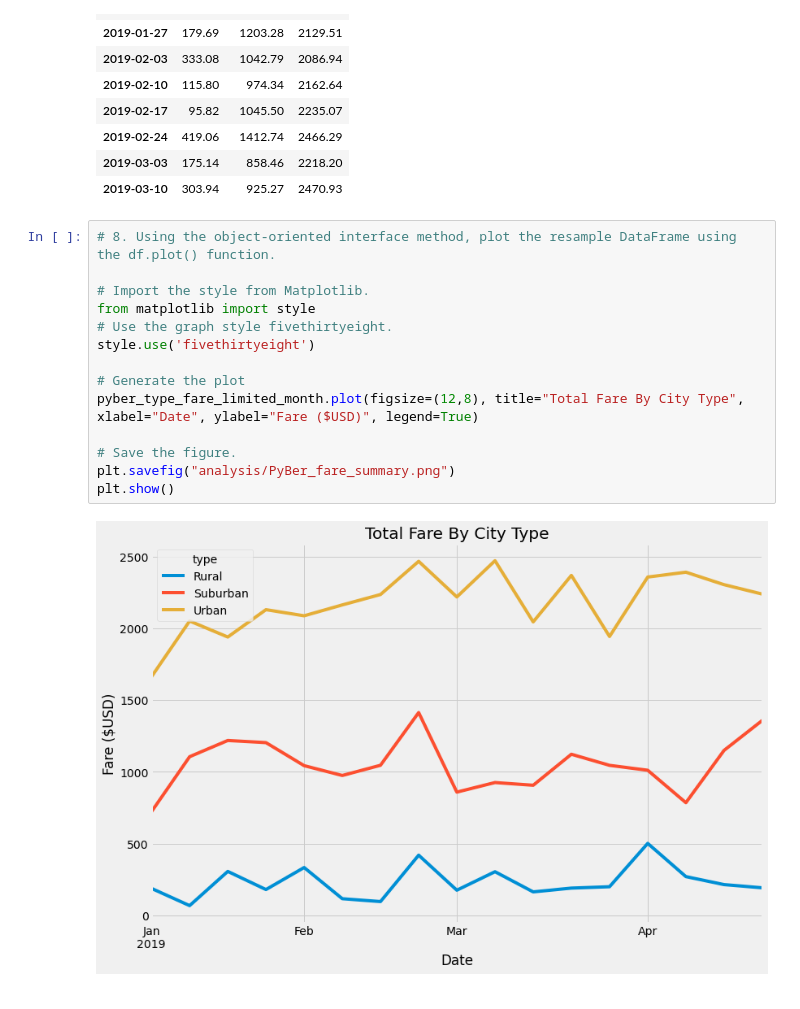
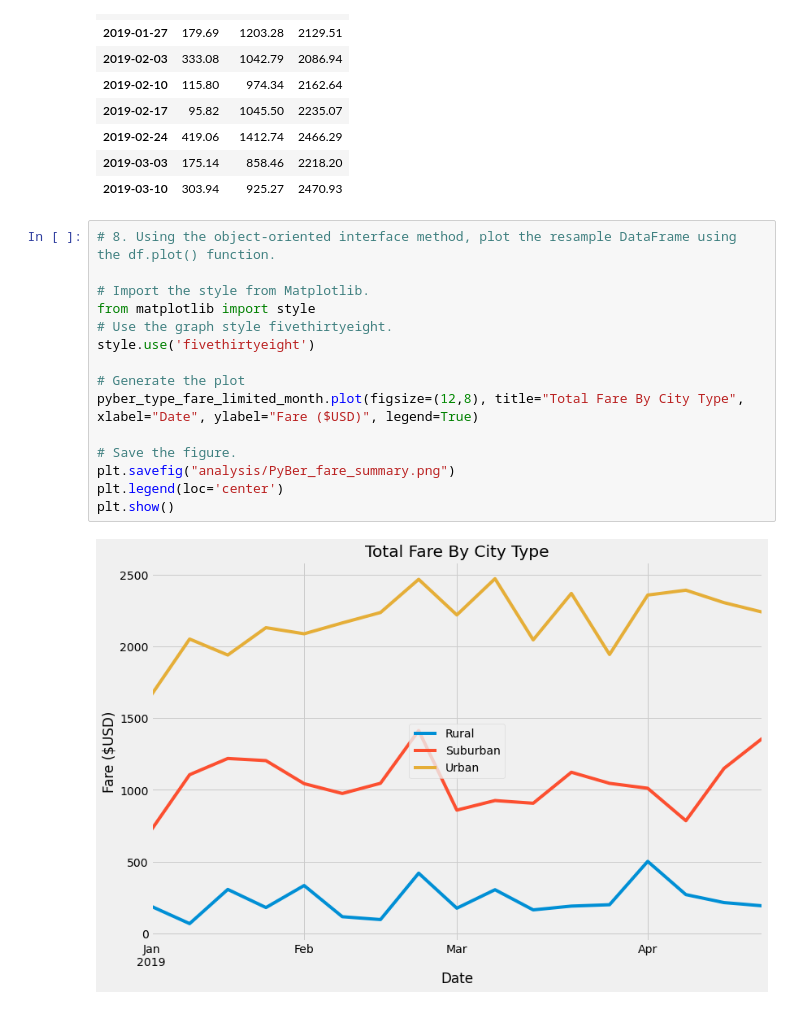
Before and after one commit to poboisvert/PyBer, a Jupyter notebook: PyBer_Challenge.ipynb, the cells around one changed output. Drawn from its saved outputs; the diff is of its cells as text.

Commit message:
Final jupyter and images

```diff
--- a/PyBer_Challenge.ipynb
+++ b/PyBer_Challenge.ipynb
@@ -244,16 +244,17 @@ pyber_type_fare_limited_month.head(10)
 # %%
 # 8. Using the object-oriented interface method, plot the resample DataFrame using the df.plot() function.
 
 # Import the style from Matplotlib.
 from matplotlib import style
 # Use the graph style fivethirtyeight.
 style.use('fivethirtyeight')
 
 # Generate the plot
 pyber_type_fare_limited_month.plot(figsize=(12,8), title="Total Fare By City Type", xlabel="Date", ylabel="Fare ($USD)", legend=True)
 
 # Save the figure.
 plt.savefig("analysis/PyBer_fare_summary.png")
+plt.legend(loc='center')
 plt.show()
 # %% [output]
-[figure, old version]
+[figure, new version]
```
